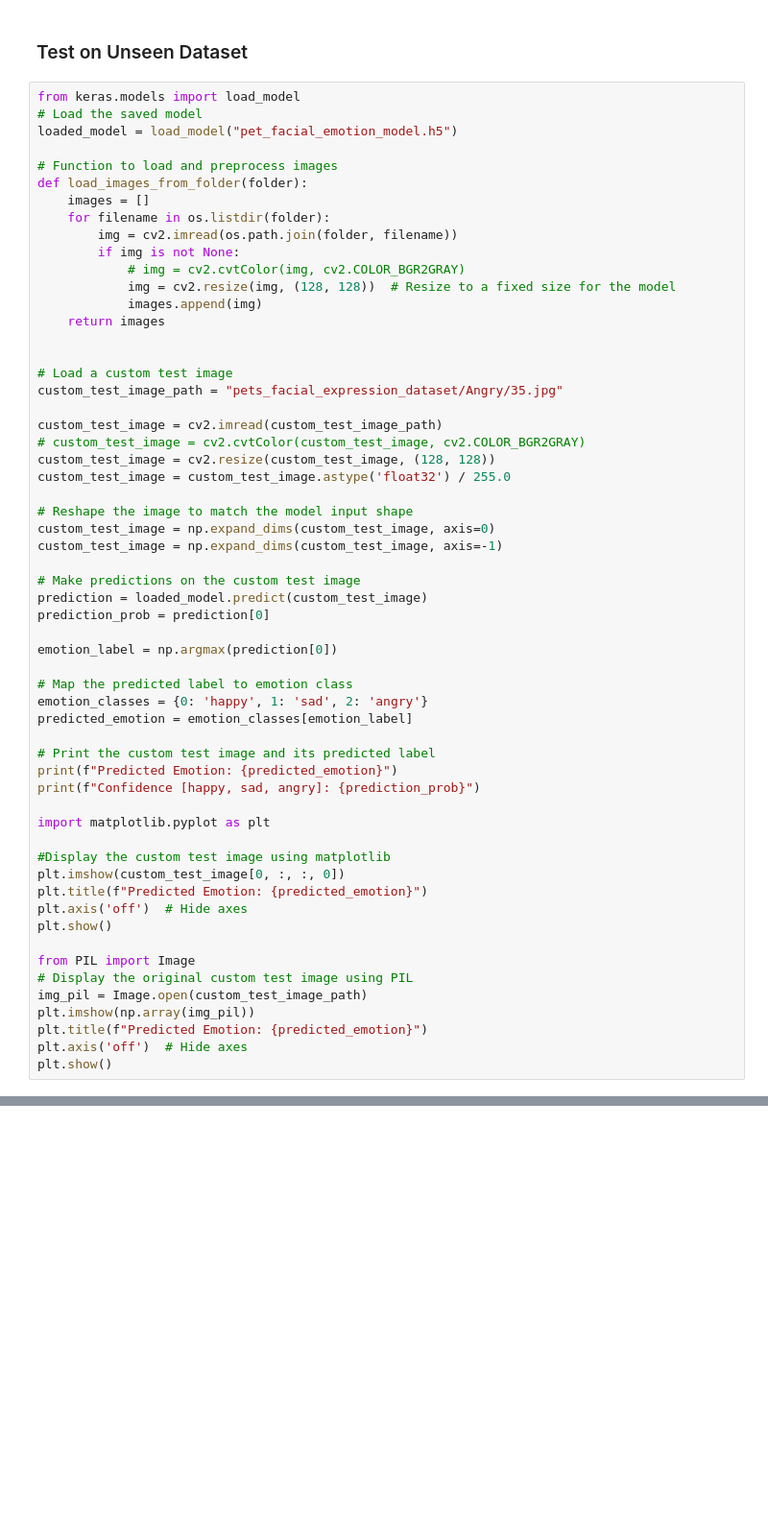
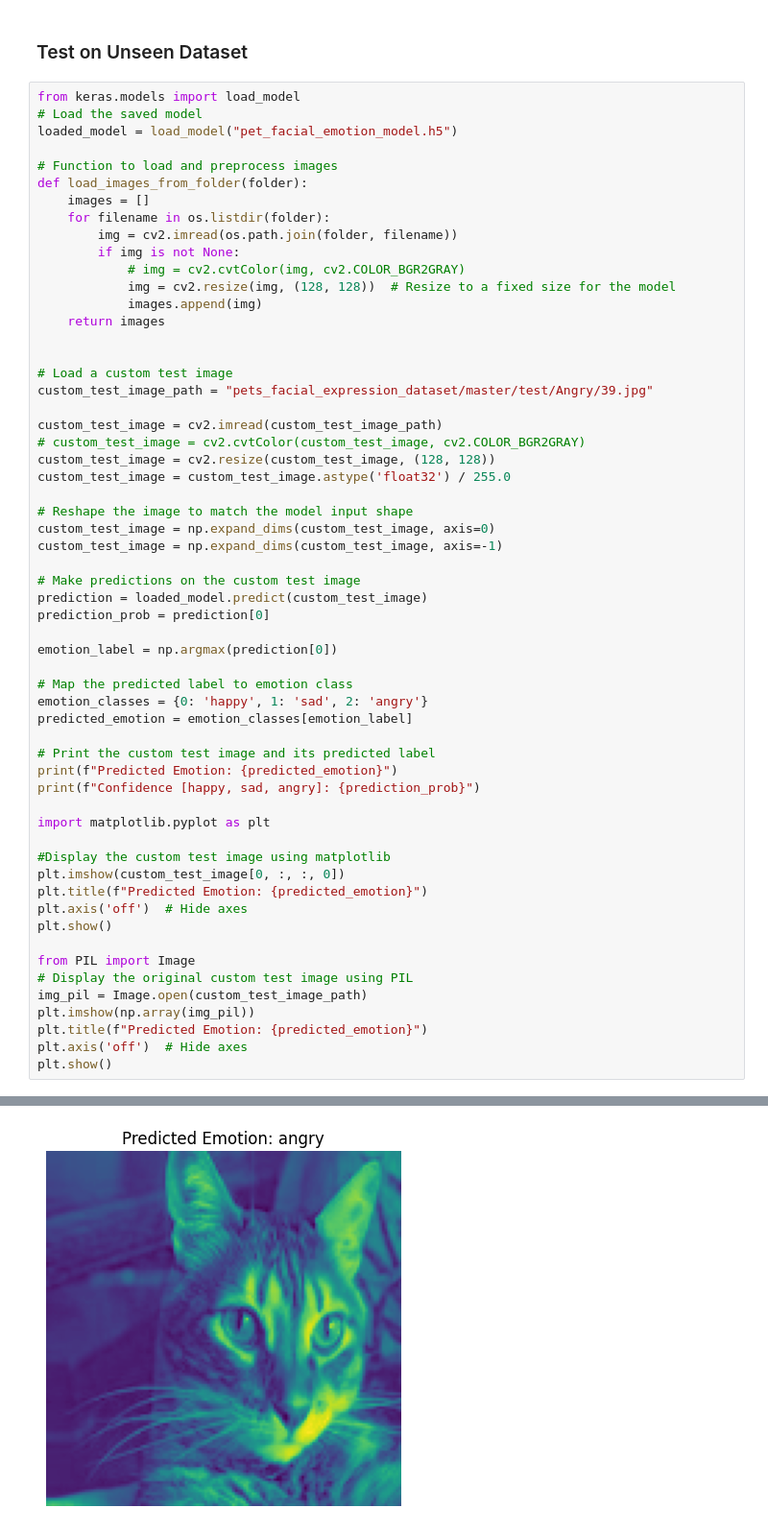
Before and after one commit to jeffeehsiung/Pet_Facial_Expression_Recognition, a Jupyter notebook: pet_facial_emotion_model.ipynb, the cells around one changed output, grey strips where cells are left out. Shown at 96% size. Drawn from its saved outputs; the diff is of its cells as text; blank space fills up the shorter version.

```diff
--- a/pet_facial_emotion_model.ipynb
+++ b/pet_facial_emotion_model.ipynb
@@ -232,7 +231,7 @@ def load_images_from_folder(folder):
 
 
 # Load a custom test image
-custom_test_image_path = "pets_facial_expression_dataset/Angry/35.jpg"
+custom_test_image_path = "pets_facial_expression_dataset/master/test/Angry/39.jpg"
 
 custom_test_image = cv2.imread(custom_test_image_path)
 # custom_test_image = cv2.cvtColor(custom_test_image, cv2.COLOR_BGR2GRAY)
@@ -272,3 +271,4 @@ plt.imshow(np.array(img_pil))
 plt.title(f"Predicted Emotion: {predicted_emotion}")
 plt.axis('off')  # Hide axes
 plt.show()
+# %% [output]
@@ -274,0 +278 @@ plt.show()
+[figure, added]
```
Also changed, not shown: parts of 6 cells of this notebook.
